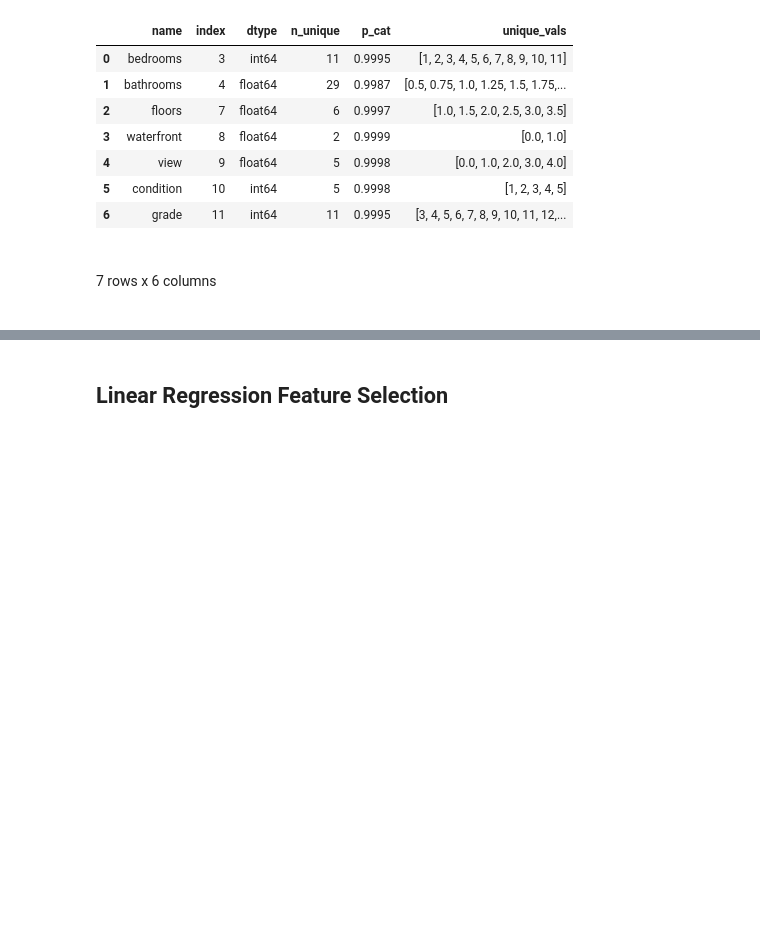
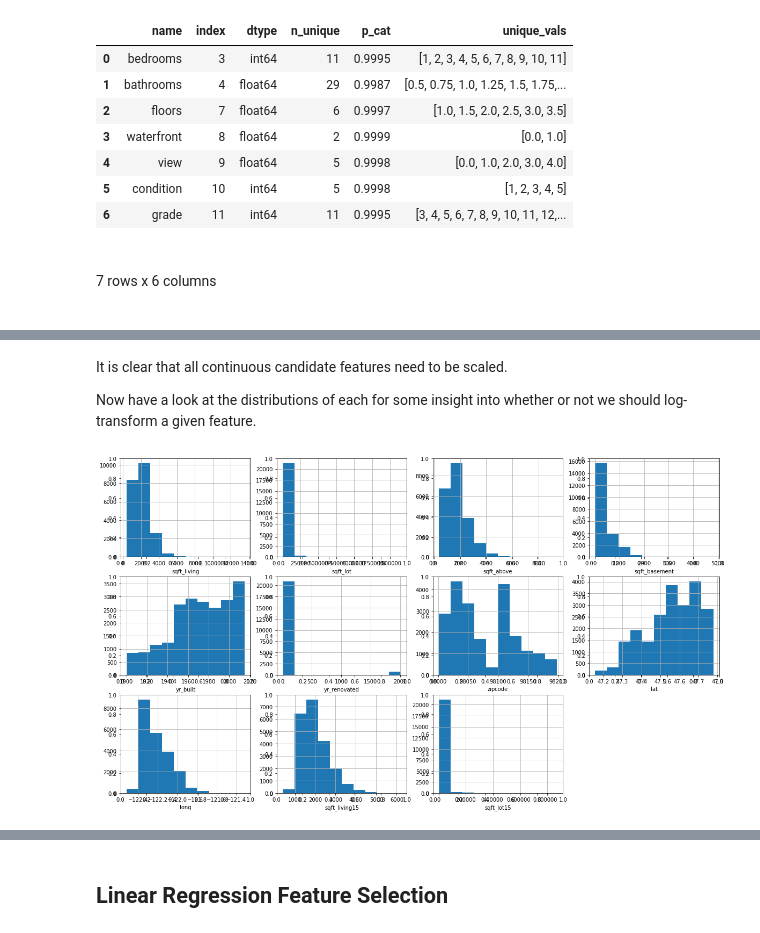
Before and after one commit to sacontreras/dsc-mod1-project, a Jupyter notebook: KingCountyHouseSales.ipynb, the cells around one changed output, grey strips where cells are left out. Saved outputs shown, nothing was run; the diff lists cells and outputs as text; code cells hidden in the pictures; blank space fills up the shorter version.

```diff
--- a/KingCountyHouseSales.ipynb
+++ b/KingCountyHouseSales.ipynb
@@ -411,9 +428,9 @@ We make this more explicit by again calling `classify_as_categorical`, but this
 We use this value, again derived from observation of unique values of each feature, in order to separate apparent *categorical* features from *continuous* features.
 # %%
 threshold = 0.998
-kchd_possible_categoricals_df = classify_as_categorical(kchd_df, threshold, False)
+kchd_cat_classification_df = classify_as_categorical(kchd_df, threshold, False)
 display(HTML("<b>Categorical Features (probability >= {}):</b><br><br>".format(threshold)))
-print_df(kchd_possible_categoricals_df)
+print_df(kchd_cat_classification_df)
 # %% [output]
 Categorical Features (probability >= 0.998):
 |  | name | index | dtype | n_unique | p_cat | unique_vals |
@@ -479,0 +527,7 @@ kchd_df
+# %%
+bounds_map = dict()
+continuous_features.remove('date')
+continuous_features.remove('price')
+for feature in continuous_features:
+    bounds_map[feature] = (kchd_df[feature].dtype, kchd_df[feature].min(), kchd_df[feature].max())
+bounds_map
@@ -479,0 +546,35 @@ kchd_df
+# %% [markdown]
+It is clear that all continuous candidate features need to be scaled.
+
+Now have a look at the distributions of each for some insight into whether or not we should log-transform a given feature.
+# %%
+def histograms(df, filter=None):
+    r_w = 20
+    r_h = 4
+    c_n = 4
+    r_n = len(df.columns)/c_n
+    r_n = int(r_n) + (1 if r_n % int(r_n) != 0 else 0)
+
+    fig = plt.figure(figsize=(r_w, r_h*r_n))
+
+    axes = fig.subplots(r_n, c_n)
+    unused = list(range(0, len(axes.flatten())))
+
+    included_vars = []
+    cols = filter if (filter is not None and len(filter) > 0) else df.columns
+    for index, variable in enumerate(cols):
+        ax = fig.add_subplot(r_n, c_n, index+1)
+        df[variable].hist(ax=ax)
+        plt.xlabel(variable)
+        included_vars.append(variable)
+        unused.remove(index)
+
+    flattened_axes = axes.flatten()
+    for u in unused:
+        fig.delaxes(flattened_axes[u])
+
+    return included_vars
+# %%
+histograms(kchd_df, continuous_features);
+# %% [output]
+[figure, added]
```
Also changed, not shown: parts of 42 cells of this notebook.
